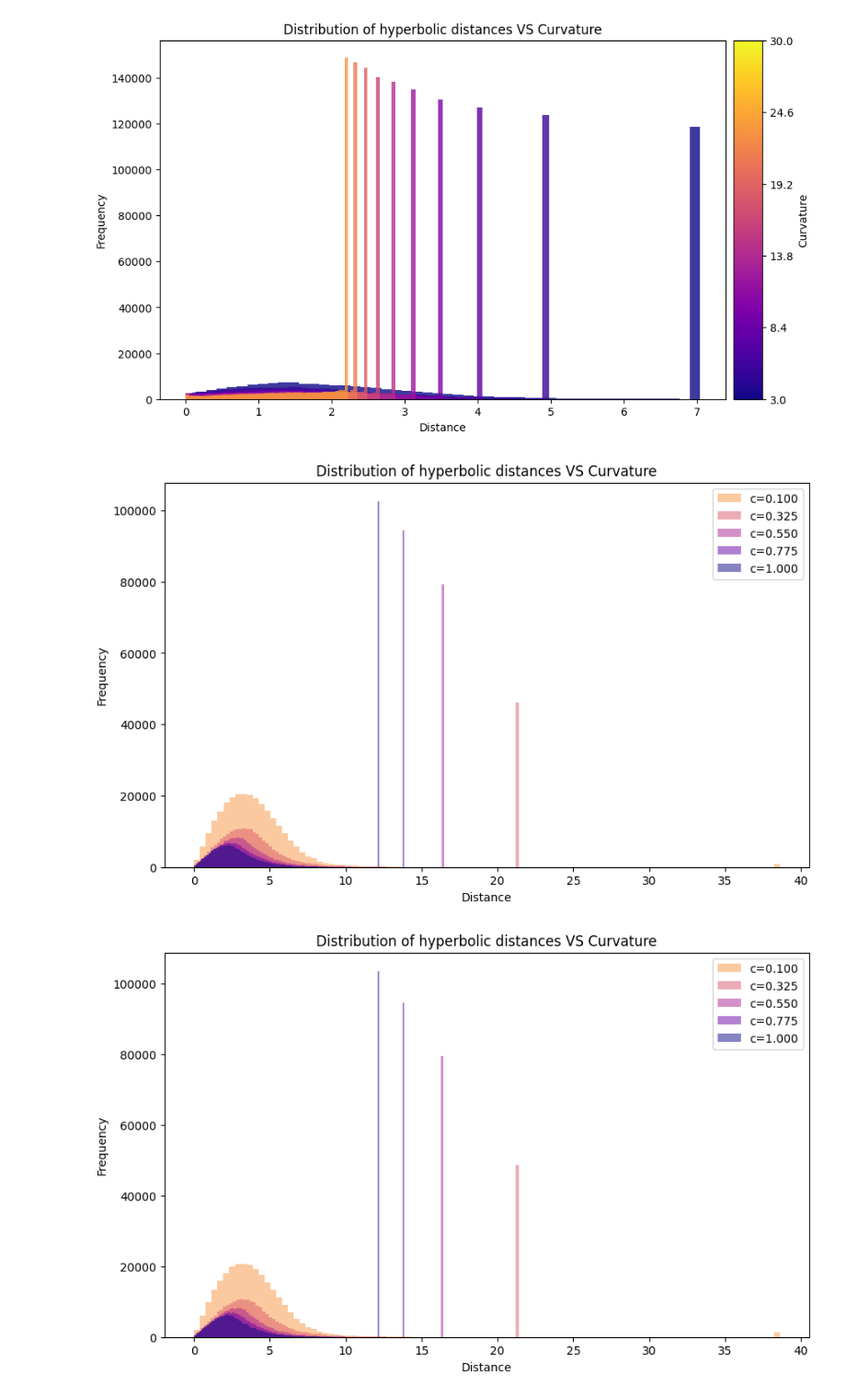
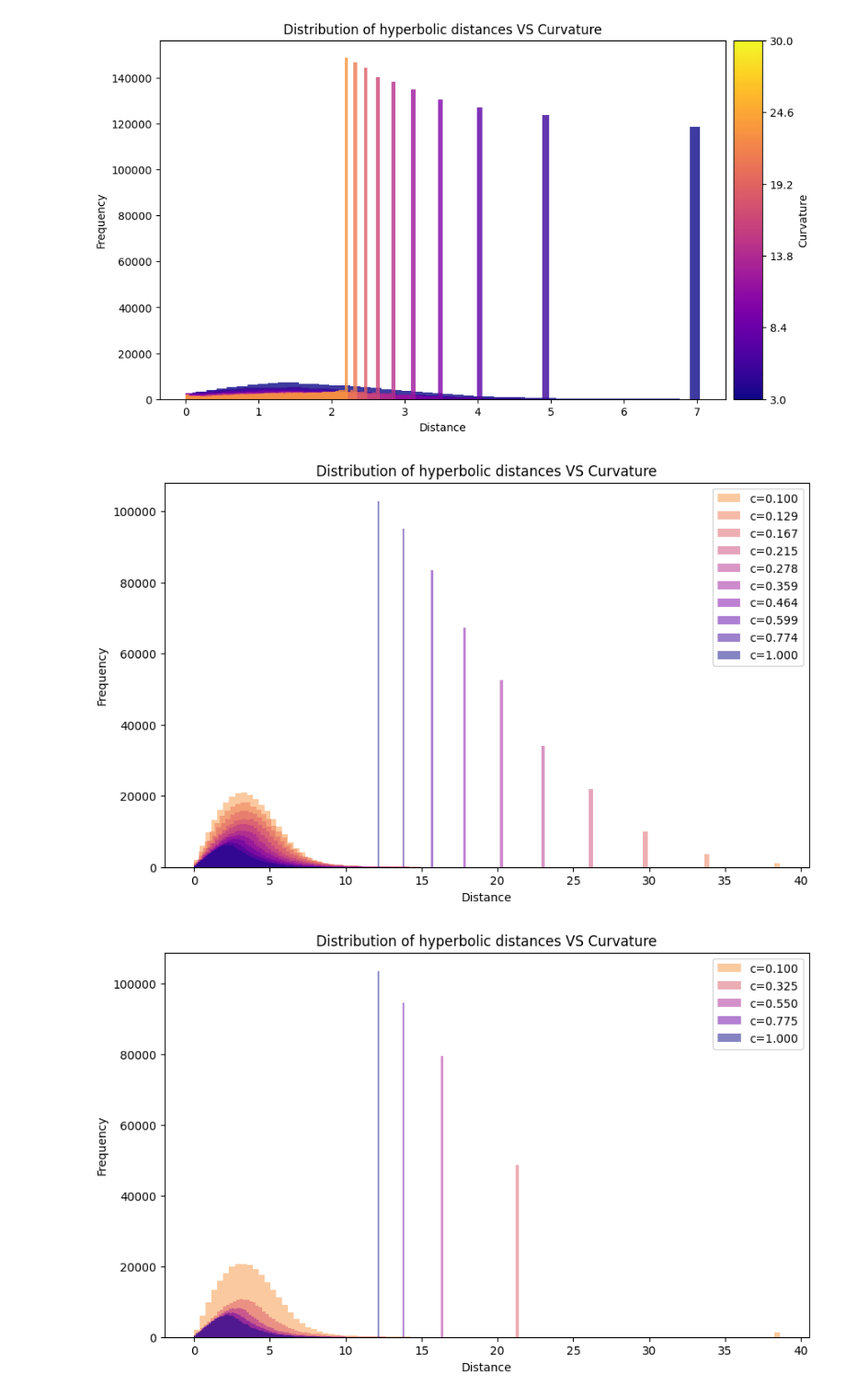
Before and after one commit to Alex2034/nanoGPT, a Jupyter notebook: Experiments.ipynb, the cells around one changed output. Shown at 92% size. Drawn from its saved outputs; the diff is of its cells as text; code cells hidden in the pictures.

```diff
--- a/Experiments.ipynb
+++ b/Experiments.ipynb
@@ -76,28 +76,28 @@ plt.show()
 # %%
 B, T, C = 64, 64, 2
 
-curvatures = np.linspace(0.1, 1., 5)
+curvatures = np.logspace(-1, 0, 10)
 
 distances = {}
 for c in curvatures:
     x = pmath.expmap0(torch.randn(B, T, C), c=c)
     y = pmath.expmap0(torch.randn(B, T, C), c=c)
     distances[c] = pmath.dist_matrix(x, y, c=c).view(-1).cpu().numpy()
 
 n = len(curvatures)
 colors = cmap = plt.cm.plasma(np.linspace(0.75, 0., n))
 
 plt.figure(figsize=(10, 6))
 for c, dists, color in zip(distances.keys(), distances.values(), colors):
     plt.hist(dists, bins=100, alpha=0.5, label=f'c={c:.3f}', color=color, density=False)
 plt.title('Distribution of hyperbolic distances VS Curvature')
 plt.xlabel('Distance')
 plt.ylabel('Frequency')
 plt.legend()
-# plt.savefig('amplitudes_over1.jpg')
+plt.savefig('out/corrected_distributions.jpg')
 plt.show()
 # %% [output]
-[figure, old version]
+[figure, new version]
 # %%
 B, T, C = 64, 64, 2
 
```
Also changed, not shown: parts of 1 cell of this notebook, 3 other files.
